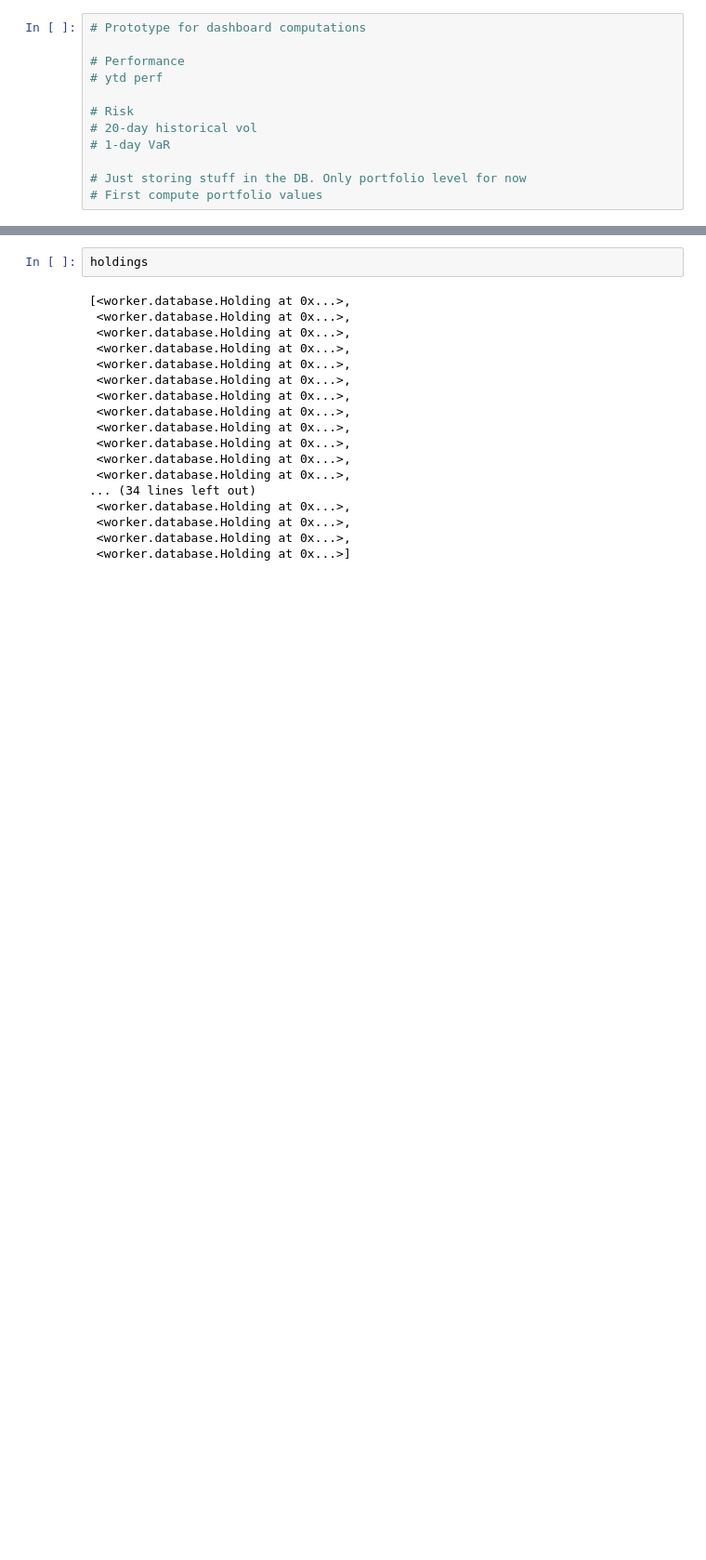
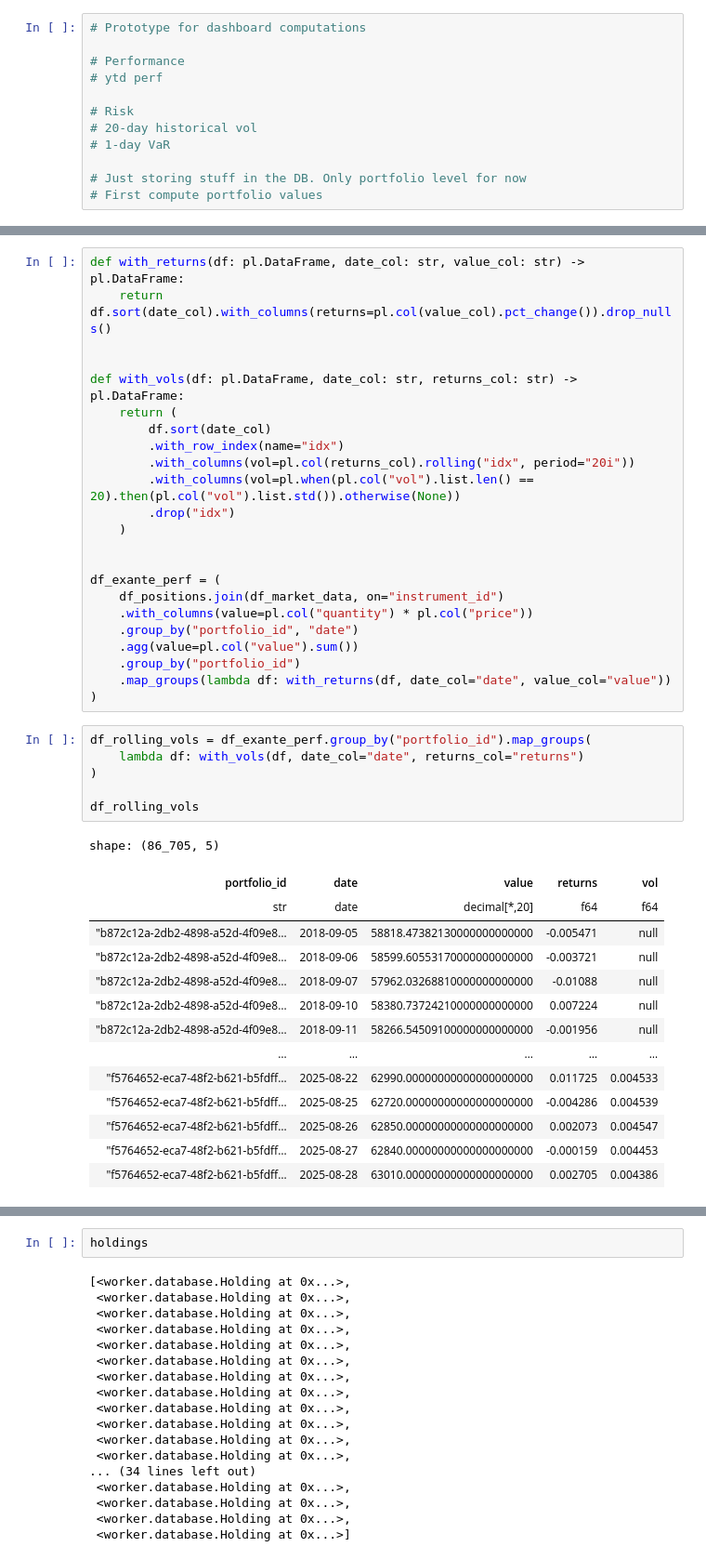
Before and after one commit to maxime-filippini/risksampl, a Jupyter notebook: worker/notebooks/dashboard.ipynb, the cells around one changed output, grey strips where cells are left out. Shown at 93% size. Cells and saved outputs as stored; diff of their text form; blank space fills up the shorter version.

```diff
--- a/worker/notebooks/dashboard.ipynb
+++ b/worker/notebooks/dashboard.ipynb
@@ -256,0 +74,44 @@ shape: (50, 2)
+# %%
+def with_returns(df: pl.DataFrame, date_col: str, value_col: str) -> pl.DataFrame:
+    return df.sort(date_col).with_columns(returns=pl.col(value_col).pct_change()).drop_nulls()
+
+
+def with_vols(df: pl.DataFrame, date_col: str, returns_col: str) -> pl.DataFrame:
+    return (
+        df.sort(date_col)
+        .with_row_index(name="idx")
+        .with_columns(vol=pl.col(returns_col).rolling("idx", period="20i"))
+        .with_columns(vol=pl.when(pl.col("vol").list.len() == 20).then(pl.col("vol").list.std()).otherwise(None))
+        .drop("idx")
+    )
+
+
+df_exante_perf = (
+    df_positions.join(df_market_data, on="instrument_id")
+    .with_columns(value=pl.col("quantity") * pl.col("price"))
+    .group_by("portfolio_id", "date")
+    .agg(value=pl.col("value").sum())
+    .group_by("portfolio_id")
+    .map_groups(lambda df: with_returns(df, date_col="date", value_col="value"))
+)
+# %%
+df_rolling_vols = df_exante_perf.group_by("portfolio_id").map_groups(
+    lambda df: with_vols(df, date_col="date", returns_col="returns")
+)
+
+df_rolling_vols
+# %% [output]
+shape: (86_705, 5)
+| portfolio_id | date | value | returns | vol |
+| str | date | decimal[*,20] | f64 | f64 |
+| "b872c12a-2db2-4898-a52d-4f09e8… | 2018-09-05 | 58818.47382130000000000000 | -0.005471 | null |
+| "b872c12a-2db2-4898-a52d-4f09e8… | 2018-09-06 | 58599.60553170000000000000 | -0.003721 | null |
+| "b872c12a-2db2-4898-a52d-4f09e8… | 2018-09-07 | 57962.03268810000000000000 | -0.01088 | null |
+| "b872c12a-2db2-4898-a52d-4f09e8… | 2018-09-10 | 58380.73724210000000000000 | 0.007224 | null |
+| "b872c12a-2db2-4898-a52d-4f09e8… | 2018-09-11 | 58266.54509100000000000000 | -0.001956 | null |
+| … | … | … | … | … |
+| "f5764652-eca7-48f2-b621-b5fdff… | 2025-08-22 | 62990.00000000000000000000 | 0.011725 | 0.004533 |
+| "f5764652-eca7-48f2-b621-b5fdff… | 2025-08-25 | 62720.00000000000000000000 | -0.004286 | 0.004539 |
+| "f5764652-eca7-48f2-b621-b5fdff… | 2025-08-26 | 62850.00000000000000000000 | 0.002073 | 0.004547 |
+| "f5764652-eca7-48f2-b621-b5fdff… | 2025-08-27 | 62840.00000000000000000000 | -0.000159 | 0.004453 |
+| "f5764652-eca7-48f2-b621-b5fdff… | 2025-08-28 | 63010.00000000000000000000 | 0.002705 | 0.004386 |
```
Also changed, not shown: parts of 19 cells of this notebook, 7 other files.
